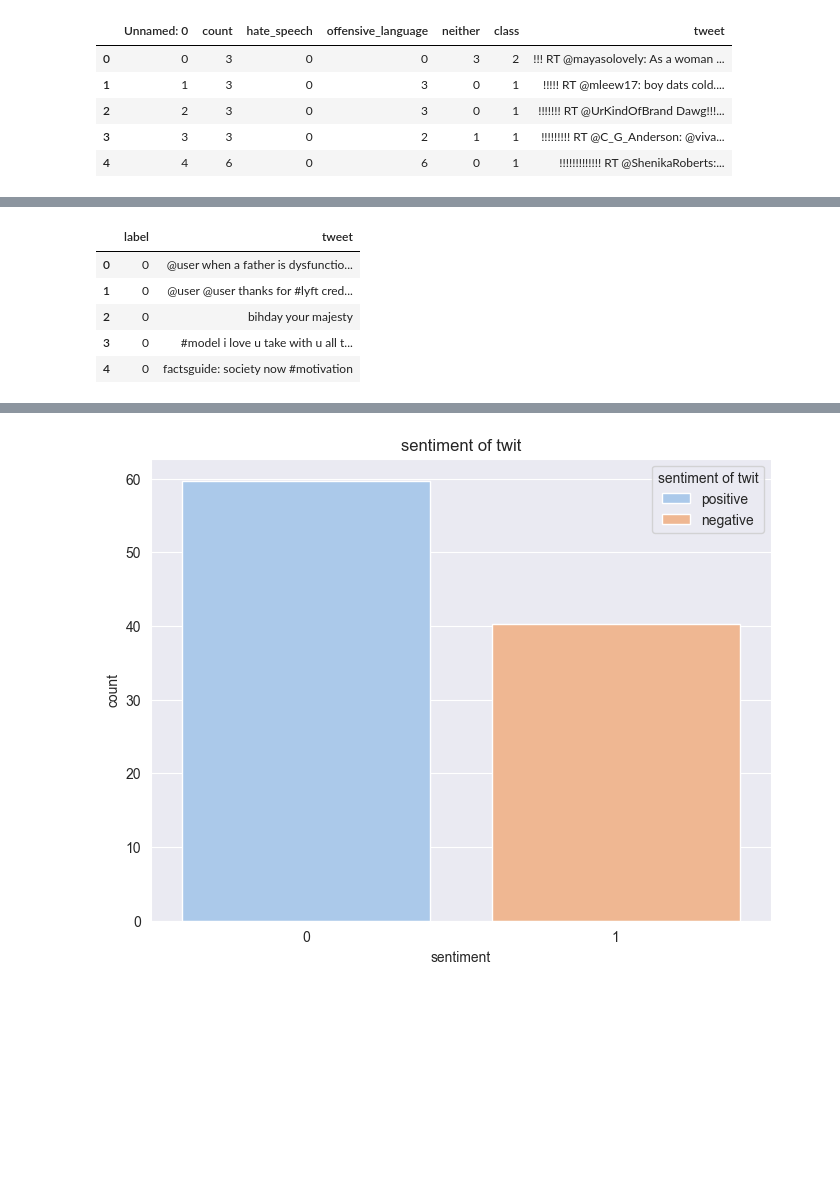
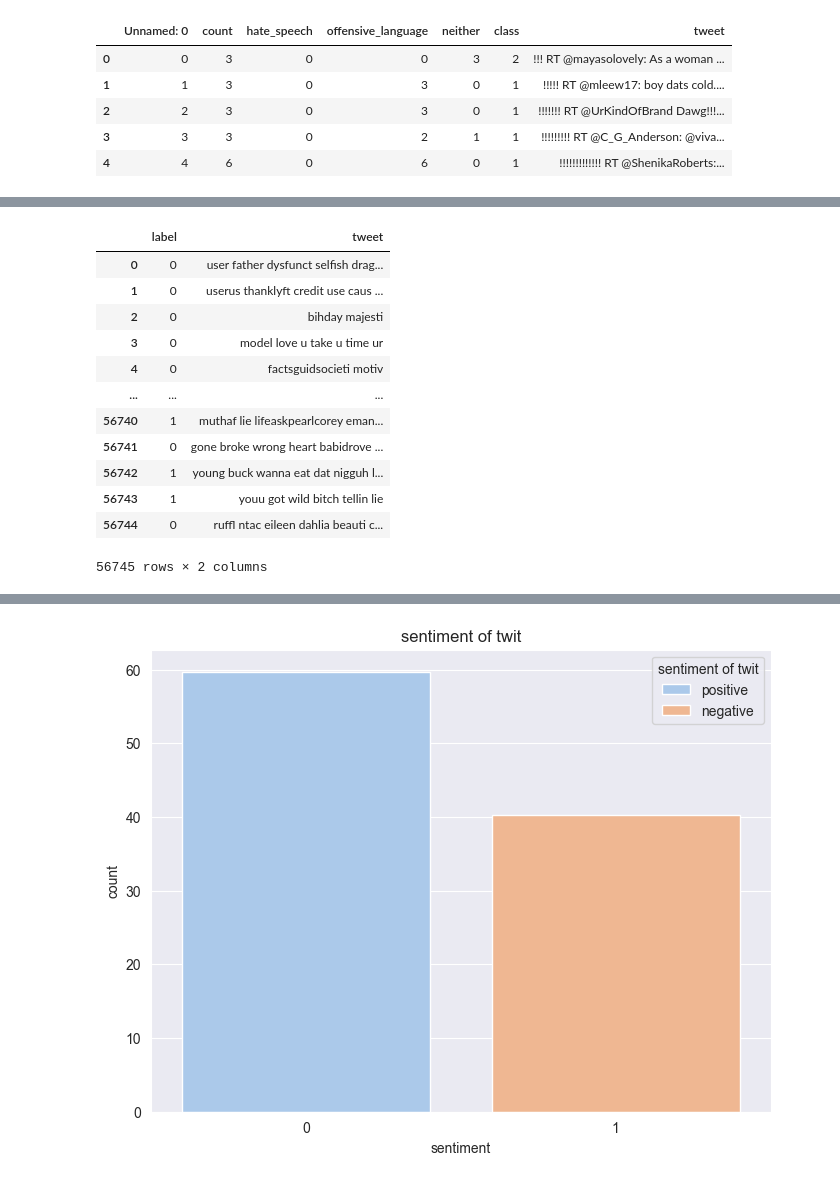
Before and after one commit to Iskander80/ML, a Jupyter notebook: home_task_2.ipynb, the cells around one changed output, grey strips where cells are left out. Saved outputs shown, nothing was run; the diff lists cells and outputs as text; code cells hidden in the pictures; blank space fills up the shorter version.

Commit message:
Home 2 part2 wide data

```diff
--- a/home_task_2.ipynb
+++ b/home_task_2.ipynb
@@ -115,20 +115,21 @@ from nltk.corpus import stopwords
 stopword=set(stopwords.words('english'))
 # %%
 # выполним очистку текста от синтаксического и пунктуационного мусора
-def clean_text(text):
-    text = str(text).lower() # понизить регистры. Мы будем вызывать CountVectoriser, который по-умолчанию это выполняет, но лишний раз может оказаться не лишним.
-    text = re.sub(r"[^a-zA-Z]", " ", text) # оставляем только латинские буквы. Это сильное условие для английского текста, но не универсальное. Поэтому поразвлекаемся точечно.
-    text = re.sub(r'\[.*?\]', '', text) # разберёмся с квадратными скобками
-    text = re.sub(r'https?://\S+|www\.\S+', '', text) # убрать адресные строки
-    text = re.sub(r'<.*?>+', '', text) # убираем случайные HTML-теги
-    text = re.sub(r'[^\w\s]', '', text) #убрать всю пунктуацию
-    text = re.sub(r'\n', '', text) # удалим все переносы строки
-    text = re.sub(r'\w*\d\w*', '', text) # убираем слова с цифрой в середине
-    text = [word for word in text.split(' ') if word not in stopword] # очищаем текст от слов исключений
-    text=" ".join(text)
-    text = [stemmer.stem(word) for word in text.split(' ')] # приводим слова к исходному значению, убирая склонения
-    text=" ".join(text)
-    text = re.sub('  ', '',text) # уберём все двойные пробелы
-    return text
+def clean_text(string):
+    string = str(string).lower() # Понизить регистры. Мы будем вызывать CountVectorizer, который по-умолчанию это выполняет, но лишний раз может оказаться не лишним.
+    string = re.sub(r"[^a-zA-Z]", " ", string) # Оставляем только латинские буквы. Это сильное условие для английского текста, но не универсальное. Поэтому по развлекаемся точечно.
+    string = re.sub(r'\[.*?\]', '', string) # разберёмся с квадратными скобками
+    string = re.sub(r'https?://\S+|www\.\S+', '', string) # убрать адресные строки
+    string = re.sub(r'<.*?>+', '', string) # убираем случайные HTML-теги
+    string = re.sub(r'[^\w\s]', '', string) #убрать всю пунктуацию
+    string = re.sub(r'\n', '', string) # удалим все переносы строки
+    string = re.sub(r'\w*\d\w*', '', string) # убираем слова с цифрой в середине
+    string = [word for word in string.split(' ') if word not in stopword] # очищаем текст от слов исключений
+    string= " ".join(string)
+    string = [stemmer.stem(word) for word in string.split(' ')] # приводим слова к исходному значению, убирая склонения
+    string= " ".join(string)
+    string = re.sub('  ', '', string) # уберём все двойные пробелы
+    print(string)
+    return string
 # %%
 df_train['tweet']=df_train['tweet'].apply(clean_text)
@@ -290,8 +378,3 @@ df_label.head()
 # %%
-df_label = pd.read_csv(label_path)
-df_label.drop(['Unnamed: 0','count','hate_speech','offensive_language','neither'],axis=1,inplace=True)
-df_label.replace({"class":{0: 1}}, inplace=True)
-df_label.replace({'class':{2: 0}}, inplace=True)
-df_label.rename(columns ={'class':'label'}, inplace = True)
-frame=[df_train,df_label]
-df = pd.concat(frame)
+df_wide = pd.concat(frame, ignore_index=True)
+df_wide
@@ -298,9 +404,17 @@ df = pd.concat(frame)
 # %%
-df.head()
+df_wide['tweet'] = df_wide['tweet'].apply(clean_text)
+df_wide
 # %% [output]
 |  | label | tweet |
-| 0 | 0 | @user when a father is dysfunctio... |
-| 1 | 0 | @user @user thanks for #lyft cred... |
-| 2 | 0 | bihday your majesty |
-| 3 | 0 | #model i love u take with u all t... |
-| 4 | 0 | factsguide: society now #motivation |
+| 0 | 0 | user father dysfunct selfish drag... |
+| 1 | 0 | userus thanklyft credit use caus ... |
+| 2 | 0 | bihday majesti |
+| 3 | 0 | model love u take u time ur |
+| 4 | 0 | factsguidsocieti motiv |
+| ... | ... | ... |
+| 56740 | 1 | muthaf lie lifeaskpearlcorey eman... |
+| 56741 | 0 | gone broke wrong heart babidrove ... |
+| 56742 | 1 | young buck wanna eat dat nigguh l... |
+| 56743 | 1 | youu got wild bitch tellin lie |
+| 56744 | 0 | ruffl ntac eileen dahlia beauti c... |
+56745 rows × 2 columns
```
Also changed, not shown: parts of 30 cells of this notebook, 3 other files.
